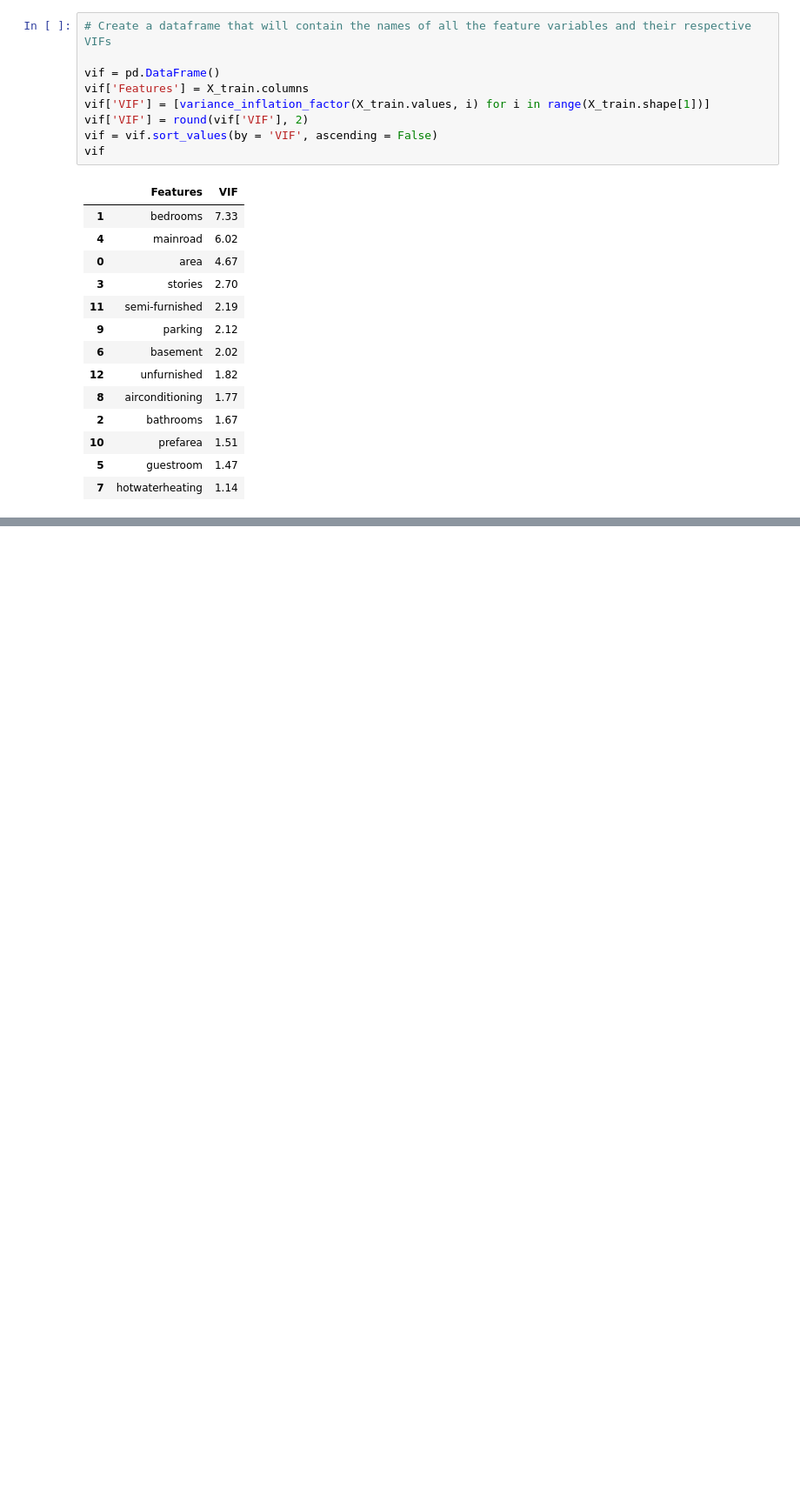
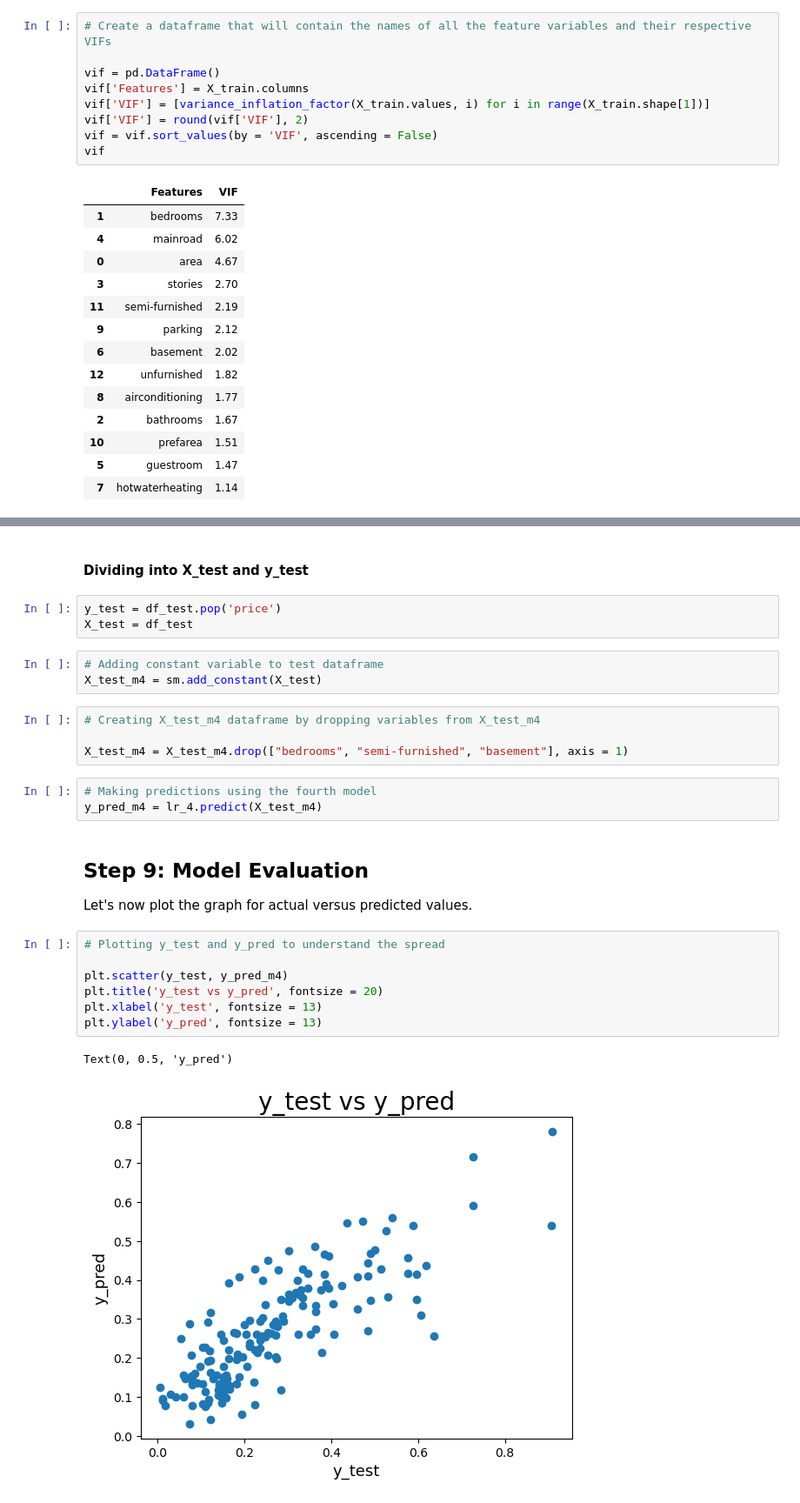
Before and after one commit to RavishankarDuMCA10/Linear-Regression, a Jupyter notebook: Multiple Linear Regression/Multiple_Linear_Regression_Housing_Case_Study.ipynb, the cells around one changed output, grey strips where cells are left out. Shown: that part at 87% size. Saved outputs shown, nothing was run; the diff lists cells and outputs as text; blank space fills up the shorter version.

Commit message:
Making Predictions Using the Final Model.

```diff
--- a/Multiple Linear Regression/Multiple_Linear_Regression_Housing_Case_Study.ipynb
+++ b/Multiple Linear Regression/Multiple_Linear_Regression_Housing_Case_Study.ipynb
@@ -799,0 +827,29 @@ plt.show()
+# %% [markdown]
+#### Dividing into X_test and y_test
+# %%
+y_test = df_test.pop('price')
+X_test = df_test
+# %%
+# Adding constant variable to test dataframe
+X_test_m4 = sm.add_constant(X_test)
+# %%
+# Creating X_test_m4 dataframe by dropping variables from X_test_m4
+
+X_test_m4 = X_test_m4.drop(["bedrooms", "semi-furnished", "basement"], axis = 1)
+# %%
+# Making predictions using the fourth model
+y_pred_m4 = lr_4.predict(X_test_m4)
+# %% [markdown]
+## Step 9: Model Evaluation
+
+Let's now plot the graph for actual versus predicted values.
+# %%
+# Plotting y_test and y_pred to understand the spread
+
+plt.scatter(y_test, y_pred_m4)
+plt.title('y_test vs y_pred', fontsize = 20)
+plt.xlabel('y_test', fontsize = 13)
+plt.ylabel('y_pred', fontsize = 13)
+# %% [output]
+Text(0, 0.5, 'y_pred')
+[figure, added]
```
Also changed, not shown: parts of 49 cells of this notebook.
